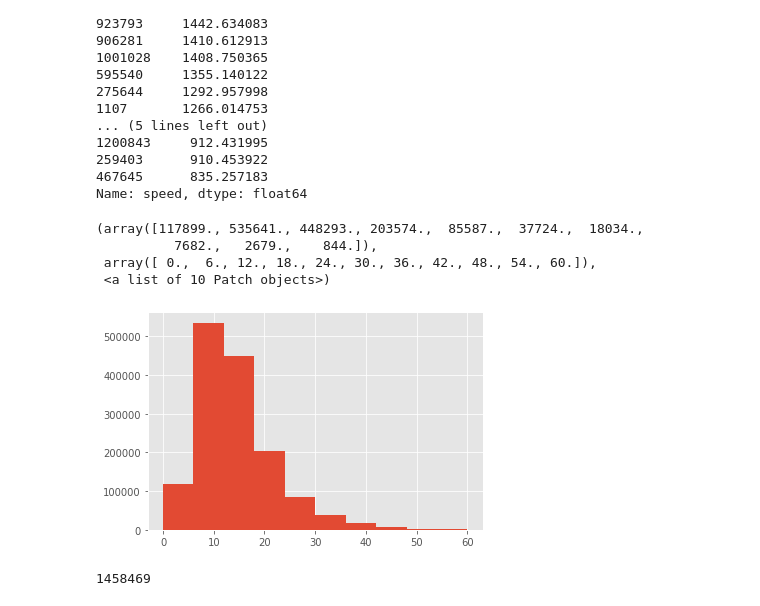
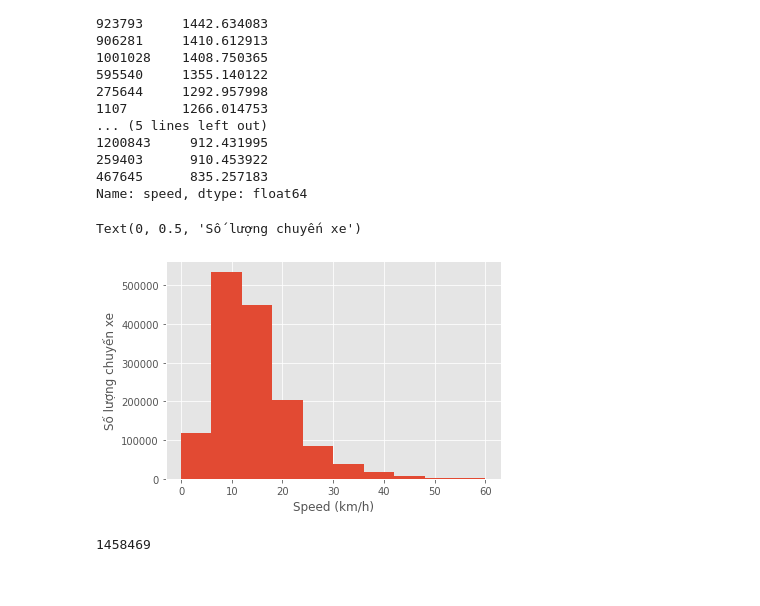
Before and after one commit to trunghq0205/Python4DS, a Jupyter notebook: final_project_report.ipynb, the cells around one changed output. Cells and saved outputs as stored; diff of their text form; code cells hidden in the pictures.

```diff
--- a/final_project_report.ipynb
+++ b/final_project_report.ipynb
@@ -515,12 +507,11 @@ taxi_df["speed"].sort_values(ascending=False)[:20]
 Name: speed, dtype: float64
 # %%
 plt.hist(taxi_df["speed"], range=(0, 60))
+plt.xlabel('Speed (km/h)')
+plt.ylabel('Số lượng chuyến xe')
 # %% [output]
-(array([117899., 535641., 448293., 203574.,  85587.,  37724.,  18034.,
-          7682.,   2679.,    844.]),
- array([ 0.,  6., 12., 18., 24., 30., 36., 42., 48., 54., 60.]),
- <a list of 10 Patch objects>)
+Text(0, 0.5, 'Số lượng chuyến xe')
-[figure, old version]
+[figure, new version]
 # %%
 number_of_under_60_speed = taxi_df[taxi_df["speed"] <= 100].shape[0]
 number_of_under_60_speed
```
Also changed, not shown: parts of 35 cells of this notebook.
